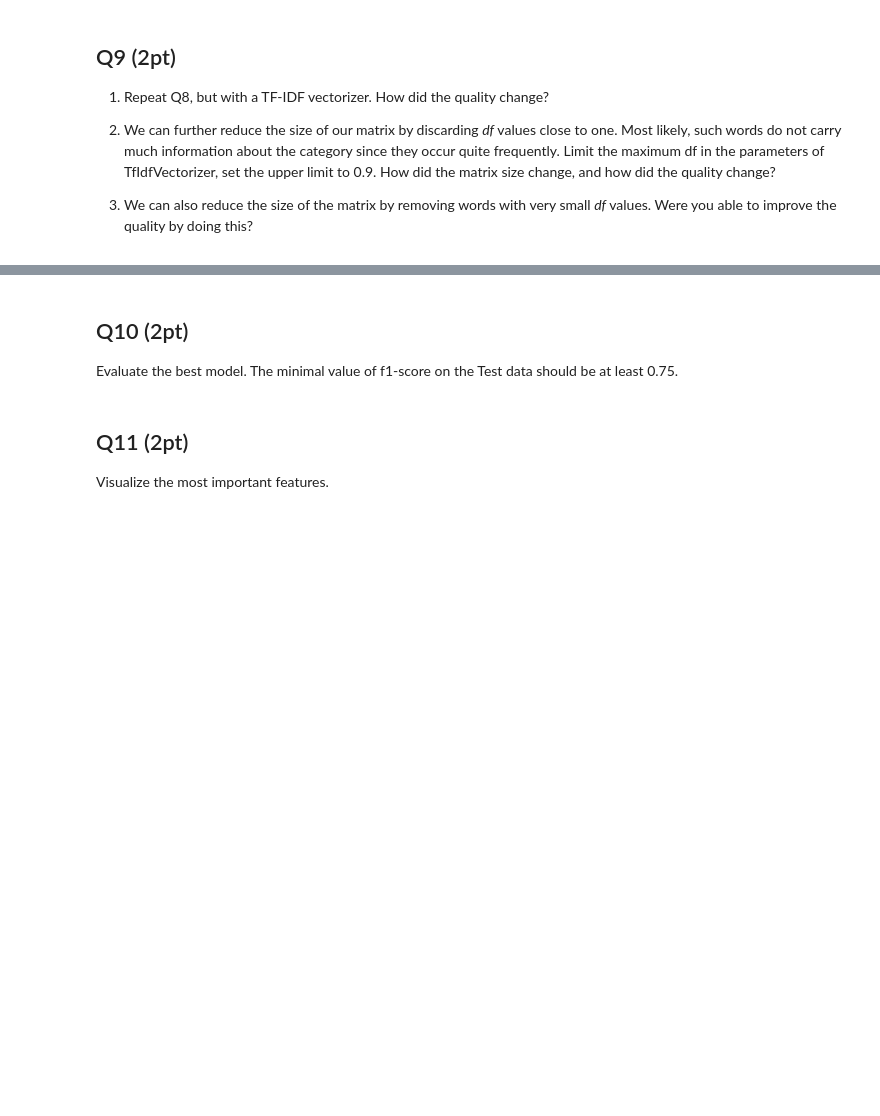
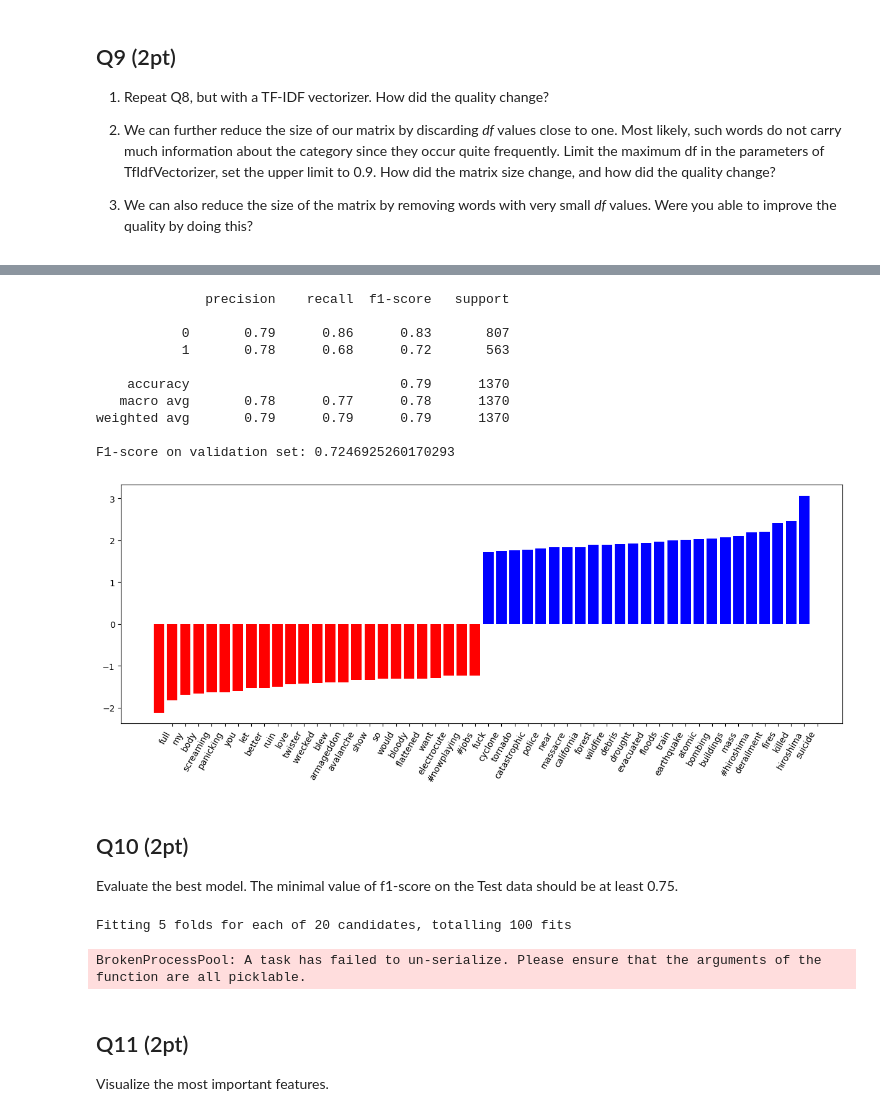
Before and after one commit to YKhalitov/College-Projects, a Jupyter notebook: RIT-Projects/Machine Learning - CSCI 335/HW4.ipynb, the cells around one changed output, grey strips where cells are left out. Cells and saved outputs as stored; diff of their text form; code cells hidden in the pictures; blank space fills up the shorter version.

```diff
--- a/RIT-Projects/Machine Learning - CSCI 335/HW4.ipynb
+++ b/RIT-Projects/Machine Learning - CSCI 335/HW4.ipynb
@@ -356,0 +429,30 @@ from sklearn.feature_extraction.text import TfidfVectorizer
+# %%
+vec = TfidfVectorizer(tokenizer=custom_tokenizer, max_df=0.9, min_df = 0.001)
+
+X_train_transformed = vec.fit_transform(train['concat'])
+y_train = train['target']
+
+X_validation_transformed = vec.transform(validation['concat'])
+y_validation = validation['target']
+
+clf = LogisticRegression(max_iter=200, random_state=42)
+
+clf.fit(X_train_transformed, y_train)
+
+y_pred_validation = clf.predict(X_validation_transformed)
+
+print(classification_report(y_validation, y_pred_validation))
+print("F1-score on validation set:", f1_score(y_validation, y_pred_validation))
+visualize(clf, vec.get_feature_names_out())
+# %% [output]
+              precision    recall  f1-score   support
+
+           0       0.79      0.86      0.83       807
+           1       0.78      0.68      0.72       563
+
+    accuracy                           0.79      1370
+   macro avg       0.78      0.77      0.78      1370
+weighted avg       0.79      0.79      0.79      1370
+
+F1-score on validation set: 0.7246925260170293
+[figure, added]
@@ -361,3 +502,30 @@ Evaluate the best model. The minimal value of f1-score on the Test data should b
+# %%
+# Create a logistic regression classifier
+logistic_regression_model = LogisticRegression()
+
+# Instantiate GridSearchCV
+grid_search = GridSearchCV(estimator=pipeline, param_grid=param_grid, cv=5, scoring='f1', verbose=1, n_jobs=-1)
+
+# Fit the grid search to the data
+grid_search.fit(X_train_transformed, y_train)
+
+# Print the best parameters found
+print("Best parameters found:")
+print(grid_search.best_params_)
+
+# Get the best model
+best_model = grid_search.best_estimator_
+
+# Predict labels for validation set using the best model
+y_pred_validation = best_model.predict(X_validation_transformed)
+
+# Calculate F1-score on the validation set using the best model
+f1_score_validation = f1_score(y_validation, y_pred_validation)
+
+print("F1-score on validation set with best model:", f1_score_validation)
+# %% [output]
+Fitting 5 folds for each of 20 candidates, totalling 100 fits
+BrokenProcessPool: A task has failed to un-serialize. Please ensure that the arguments of the function are all picklable.
 # %% [markdown]
 ## Q11 (2pt)
 Visualize the most important features.
```
Also changed, not shown: parts of 12 cells of this notebook.
